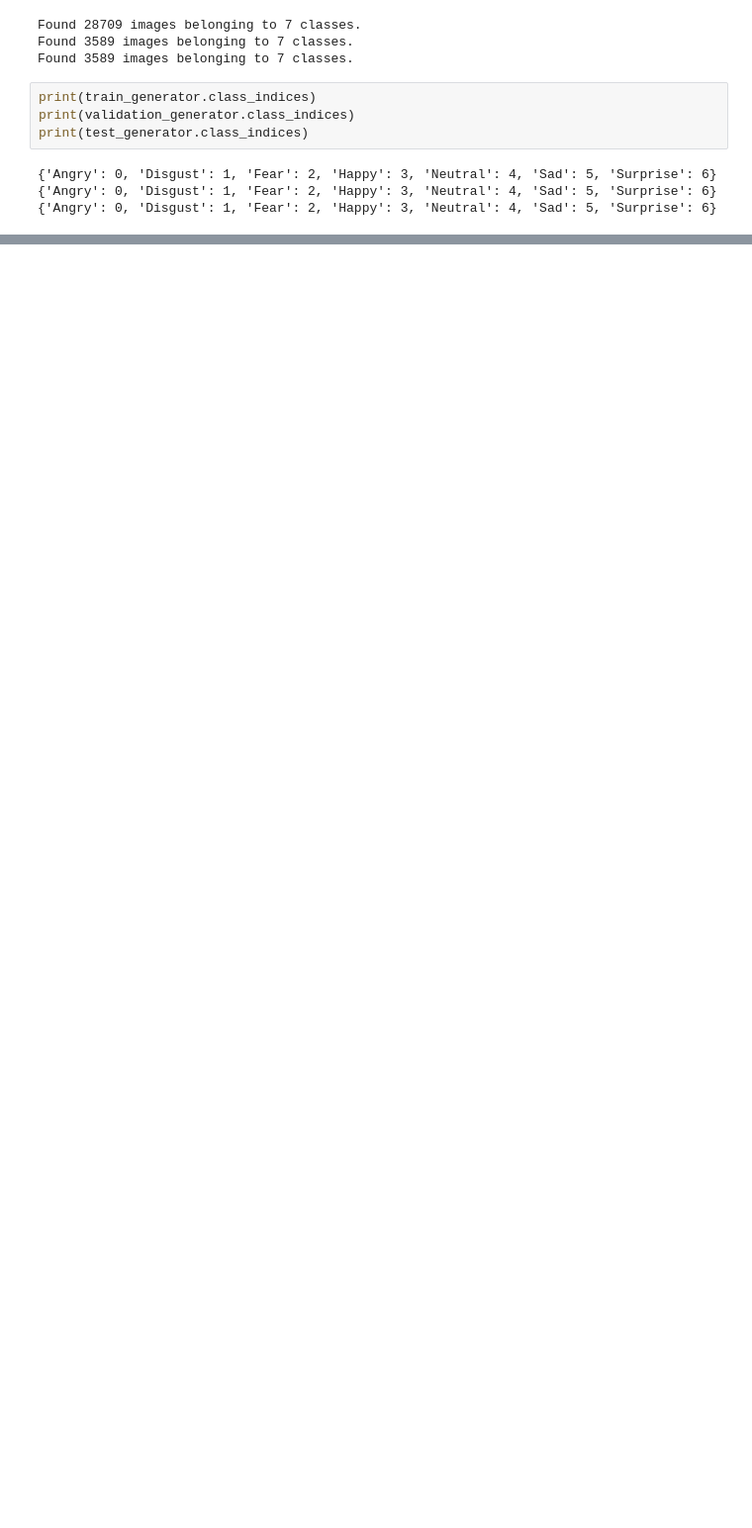
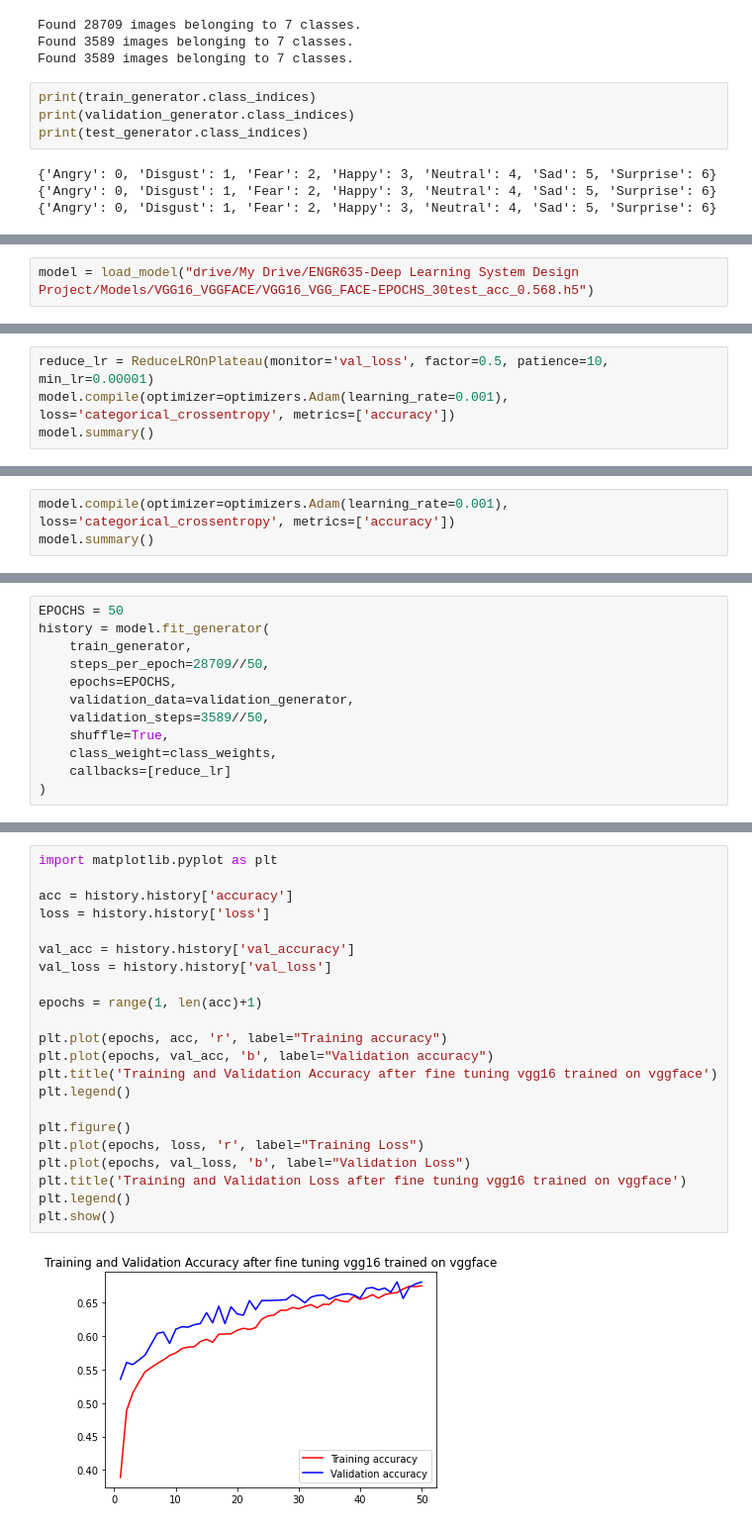
Before and after one commit to ghimireadarsh/Facial-Expression-Recognition-Using-Attention-Technique, a Jupyter notebook: Colab Notebooks/1 Transfer learning with VGG16(VGGFACE) on fer2013.ipynb, the cells around one changed output, grey strips where cells are left out. Shown at 99% size. Cells and saved outputs as stored; diff of their text form; blank space fills up the shorter version.

```diff
--- a/Colab Notebooks/1 Transfer learning with VGG16(VGGFACE) on fer2013.ipynb
+++ b/Colab Notebooks/1 Transfer learning with VGG16(VGGFACE) on fer2013.ipynb
@@ -414,0 +426,2 @@ model.save("drive/My Drive/ENGR635-Deep Learning System Design Project/Models/"
+# %%
+model = load_model("drive/My Drive/ENGR635-Deep Learning System Design Project/Models/VGG16_VGGFACE/VGG16_VGG_FACE-EPOCHS_30test_acc_0.568.h5")
@@ -414,0 +466,4 @@ model.save("drive/My Drive/ENGR635-Deep Learning System Design Project/Models/"
+# %%
+reduce_lr = ReduceLROnPlateau(monitor='val_loss', factor=0.5, patience=10, min_lr=0.00001)
+model.compile(optimizer=optimizers.Adam(learning_rate=0.001), loss='categorical_crossentropy', metrics=['accuracy'])
+model.summary()
@@ -414,0 +498,3 @@ model.save("drive/My Drive/ENGR635-Deep Learning System Design Project/Models/"
+# %%
+model.compile(optimizer=optimizers.Adam(learning_rate=0.001), loss='categorical_crossentropy', metrics=['accuracy'])
+model.summary()
@@ -414,0 +519,12 @@ model.save("drive/My Drive/ENGR635-Deep Learning System Design Project/Models/"
+# %%
+EPOCHS = 50
+history = model.fit_generator(
+    train_generator,
+    steps_per_epoch=28709//50,
+    epochs=EPOCHS,
+    validation_data=validation_generator,
+    validation_steps=3589//50,
+    shuffle=True,
+    class_weight=class_weights,
+    callbacks=[reduce_lr]
+)
@@ -414,0 +549,24 @@ model.save("drive/My Drive/ENGR635-Deep Learning System Design Project/Models/"
+# %%
+import matplotlib.pyplot as plt
+
+acc = history.history['accuracy']
+loss = history.history['loss']
+
+val_acc = history.history['val_accuracy']
+val_loss = history.history['val_loss']
+
+epochs = range(1, len(acc)+1)
+
+plt.plot(epochs, acc, 'r', label="Training accuracy")
+plt.plot(epochs, val_acc, 'b', label="Validation accuracy")
+plt.title('Training and Validation Accuracy after fine tuning vgg16 trained on vggface')
+plt.legend()
+
+plt.figure()
+plt.plot(epochs, loss, 'r', label="Training Loss")
+plt.plot(epochs, val_loss, 'b', label="Validation Loss")
+plt.title('Training and Validation Loss after fine tuning vgg16 trained on vggface')
+plt.legend()
+plt.show()
+# %% [output]
+[figure, added]
```
Also changed, not shown: parts of 44 cells of this notebook.
